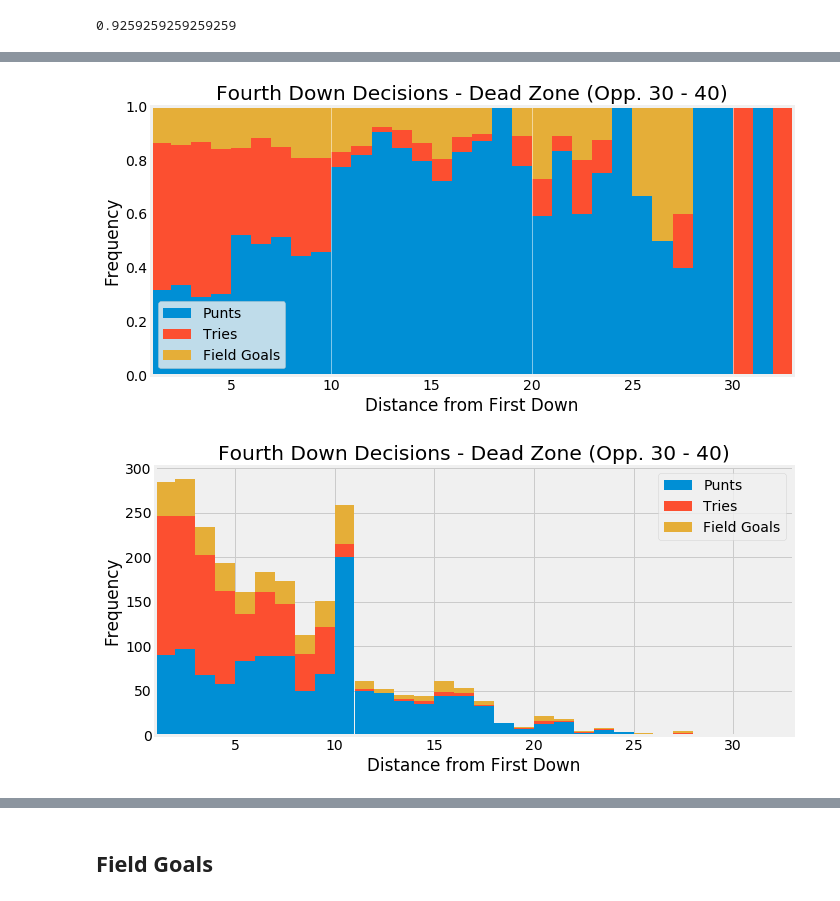
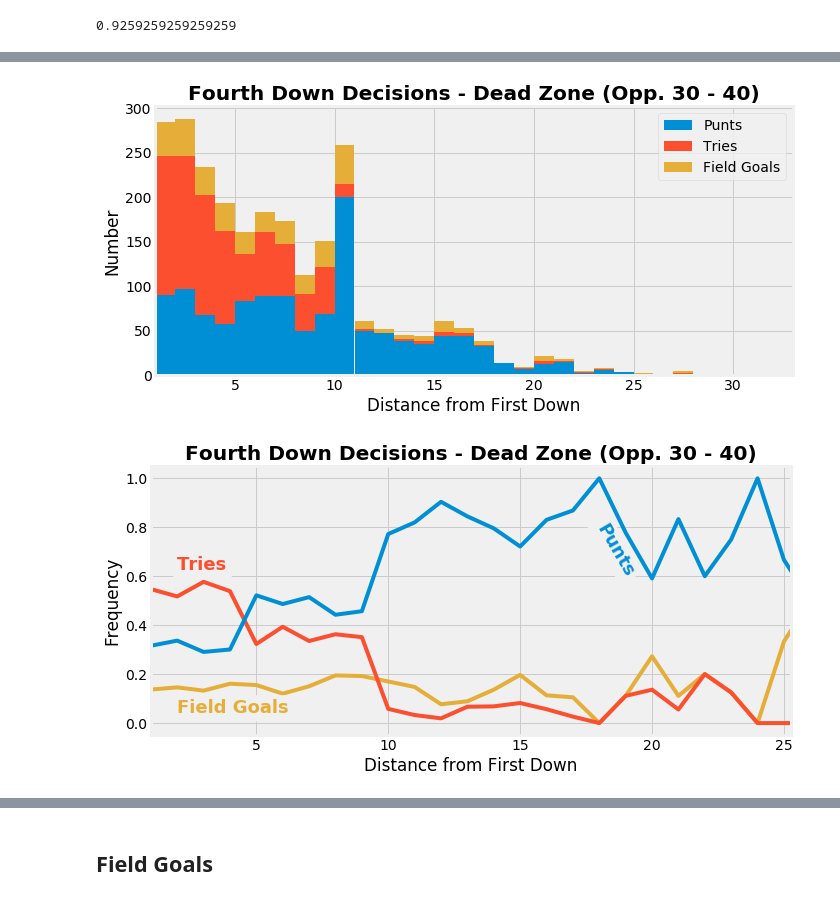
Before and after one commit to SimFootballDev/surrender_punt, a Jupyter notebook: surrender.ipynb, the cells around one changed output, grey strips where cells are left out. Cells and saved outputs as stored; diff of their text form; code cells hidden in the pictures.

```diff
--- a/surrender.ipynb
+++ b/surrender.ipynb
@@ -94,2 +105,4 @@ puntDF['percentiles'] = puntDF.apply(lambda row : perc(NFL,row['surrenderIndex']
+# %%
+puntDF['result'] = puntDF.apply(lambda row : touchback(row),axis = 1)
 # %%
-puntDF = puntDF[['S','gameID','Q','time','awayTeam','awayScore','homeScore','homeTeam','recTeam','down','distance','dist2goal','surrenderIndex','percentiles','play']]
+puntDF = puntDF[['S','gameID','Q','time','awayTeam','awayScore','homeScore','homeTeam','recTeam','down','distance','dist2goal','surrenderIndex','percentiles','play','result']]
@@ -124,3 +123,8 @@ puntDF[(puntDF['gameID'] == 2575) & (puntDF['recTeam'] == 'OCO')].sort_values('s
 | 156663 | 10 | 2575 | 4 | 11:34 | COL | 24 | 3 | OCO | OCO | 4.0 | ... |
 | 156690 | 10 | 2575 | 4 | 2:53 | COL | 26 | 3 | OCO | OCO | 4.0 | ... |
 | 156681 | 10 | 2575 | 4 | 5:29 | COL | 24 | 3 | OCO | OCO | 4.0 | ... |
+# %%
+puntArr = []
+for i in range(30,100):
+    i4df = puntDF[puntDF['dist2goal'] == i]
+    puntArr.append(i4df['result'].value_counts(normalize=True))
@@ -126,0 +135,17 @@ puntDF[(puntDF['gameID'] == 2575) & (puntDF['recTeam'] == 'OCO')].sort_values('s
+# %%
+tbList = []
+nrList = []
+rList = []
+for f in puntArr:
+    try:
+        tbList.append(f['Touchback'])
+    except KeyError:
+        tbList.append(0.)
+    try:
+        nrList.append(f['No return'])
+    except KeyError:
+        nrList.append(0.)
+    try:
+        rList.append(f['Returned'])
+    except KeyError:
+        rList.append(0.)
@@ -328,45 +434,47 @@ for f in deadZoneArrn:
 # %%
 yardRange = range(1,51)
 
 plt.figure(figsize=(10,5),facecolor='w')
 plt.style.use('fivethirtyeight')
-plt.title('Fourth Down Decisions - Dead Zone (Opp. 30 - 40)')
+plt.title('Fourth Down Decisions - Dead Zone (Opp. 30 - 40)',weight='bold')
 plt.xlabel('Distance from First Down')
-plt.ylabel('Frequency')
-plt.bar(yardRange,dPuntList,width=1,label='Punts',align='edge')
-plt.bar(yardRange,dTryList,bottom=dPuntList,width=1,label='Tries',align='edge')
-plt.bar(yardRange,dFGlist,bottom=[dTryList[i]+dPuntList[i] for i in range(50)],width=1,label='Field Goals',align='edge')
+plt.ylabel('Number')
+plt.bar(yardRange,dPuntListn,width=1,label='Punts',align='edge')
+plt.bar(yardRange,dTryListn,bottom=dPuntListn,width=1,label='Tries',align='edge')
+plt.bar(yardRange,dFGlistn,bottom=[dTryListn[i]+dPuntListn[i] for i in range(50)],width=1,label='Field Goals',align='edge')
 # plt.bar(yardRange,dTOList,bottom=[dFGlist[i] + dTryList[i]+dPuntList[i] for i in range(50)],width=1,label='Timeouts')
 # plt.bar(yardRange,noneList,bottom=[dTOList[i] + dFGlist[i] + dTryList[i]+dPuntList[i] for i in range(50)],width=1,label='No Data',color='lightgray')
-for i in [10,20,30,40,50,60,70,80,90]:
-    plt.axvline(i,c='w',lw=1,alpha=0.5)
+# for i in [10,20,30,40,50,60,70,80,90]:
+#     plt.axvline(i,c='w',lw=1,alpha=0.5)
 plt.xlim(1,33)
-plt.ylim(0,1)
 plt.legend()
 plt.tight_layout()
-plt.savefig('images/4thdown_deadDist.png')
+plt.savefig('images/4thdown_deadDist_total.png')
 plt.show()
 # %% [output]
-[figure, old version]
+[figure, new version]
 # %%
 yardRange = range(1,51)
 
 plt.figure(figsize=(10,5),facecolor='w')
 plt.style.use('fivethirtyeight')
-plt.title('Fourth Down Decisions - Dead Zone (Opp. 30 - 40)')
+plt.title('Fourth Down Decisions - Dead Zone (Opp. 30 - 40)',weight='bold')
 plt.xlabel('Distance from First Down')
 plt.ylabel('Frequency')
-plt.bar(yardRange,dPuntListn,width=1,label='Punts',align='edge')
-plt.bar(yardRange,dTryListn,bottom=dPuntListn,width=1,label='Tries',align='edge')
-plt.bar(yardRange,dFGlistn,bottom=[dTryListn[i]+dPuntListn[i] for i in range(50)],width=1,label='Field Goals',align='edge')
-# plt.bar(yardRange,dTOList,bottom=[dFGlist[i] + dTryList[i]+dPuntList[i] for i in range(50)],width=1,label='Timeouts')
-# plt.bar(yardRange,noneList,bottom=[dTOList[i] + dFGlist[i] + dTryList[i]+dPuntList[i] for i in range(50)],width=1,label='No Data',color='lightgray')
+plt.plot(yardRange,dFGlist,label='Field Goals',c='C2')
+plt.plot(yardRange,dTryList,label='Tries',c='C1')
+plt.plot(yardRange,dPuntList,label='Punts',c='C0')
+# plt.plot(yardRange,dTOList,label='Timeouts')
 # for i in [10,20,30,40,50,60,70,80,90]:
 #     plt.axvline(i,c='w',lw=1,alpha=0.5)
-plt.xlim(1,33)
-plt.legend()
+plt.xlim(1,25.25)
+# plt.ylim(0,1.01)
+# plt.legend(loc=0)
+plt.text(x = 2, y = 0.625, s = 'Tries', color = 'C1', weight = 'bold', size = 18, backgroundcolor = '#f0f0f0')
+plt.text(x = 2, y = 0.04, s = 'Field Goals', color = 'C2', weight = 'bold', size = 18, backgroundcolor = '#f0f0f0')
+plt.text(x = 17.75, y = 0.77, s = 'Punts', color = 'C0', weight = 'bold', rotation = -60, size = 18, backgroundcolor = '#f0f0f0')
 plt.tight_layout()
-plt.savefig('images/4thdown_deadDist_total.png')
+plt.savefig('images/4thdown_deadDist_line.png')
 plt.show()
 # %% [output]
-[figure, old version]
+[figure, new version]
```
Also changed, not shown: parts of 23 cells of this notebook, 34 other files.
